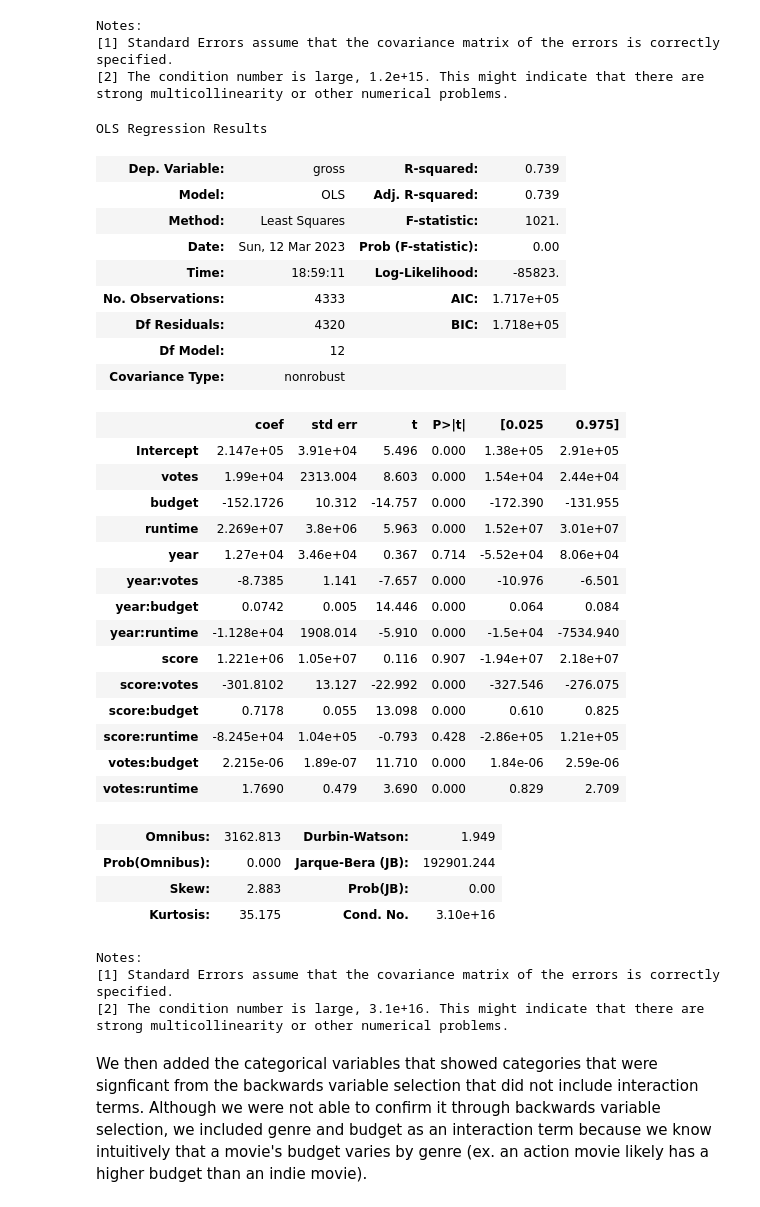
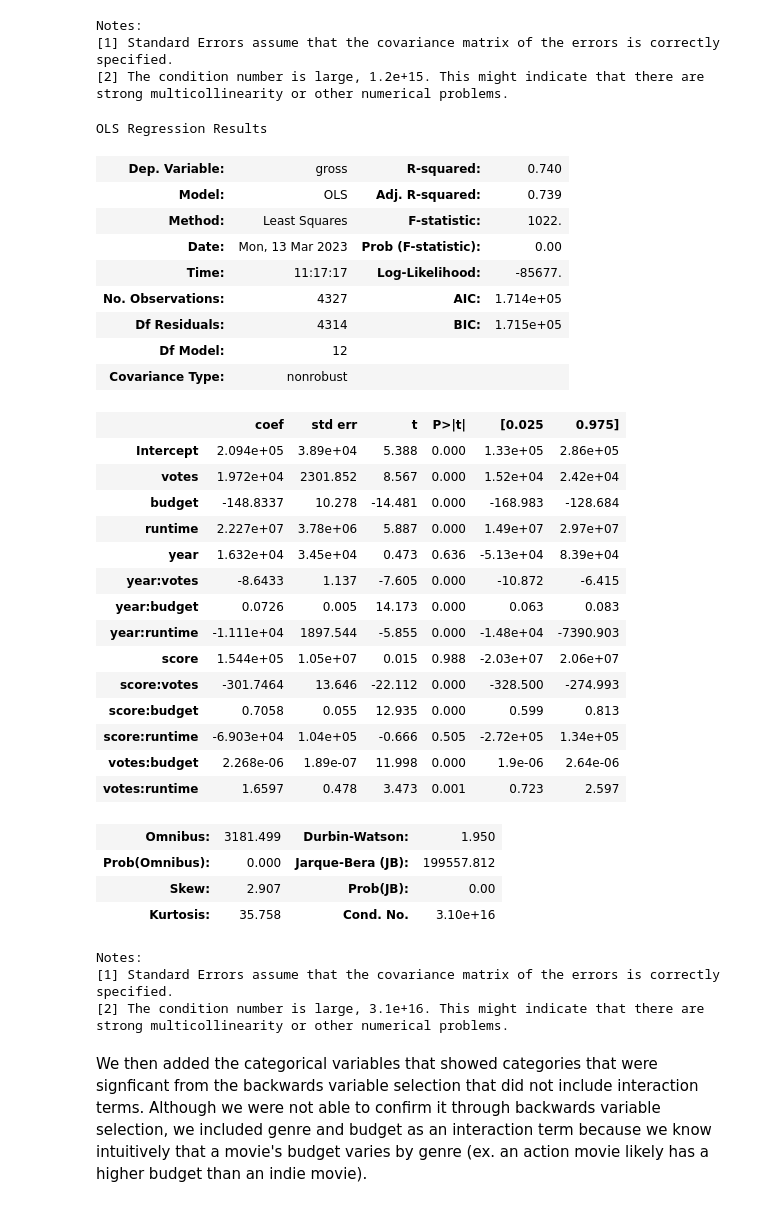
Before and after one commit to isabelgabrielaknight/final-project-303-2, a Jupyter notebook: MarkdownMasters_code.ipynb, the cells around one changed output. Cells and saved outputs as stored; diff of their text form; code cells hidden in the pictures.

```diff
--- a/MarkdownMasters_code.ipynb
+++ b/MarkdownMasters_code.ipynb
@@ -676,40 +672,40 @@ strong multicollinearity or other numerical problems.
 # %%
 # starting the development of a final model by creating a model from the signficant terms of the most recent model
 # developed (model from backwards variable selection with interaction terms)
 
-ols_object = smf.ols(formula = 'gross~votes+budget+runtime+year*votes+year*budget+year*runtime+score*votes+score*budget+score*runtime+votes*budget+votes*runtime', data = train)
+ols_object = smf.ols(formula = 'gross~votes+budget+runtime+year*votes+year*budget+year*runtime+score*votes+score*budget+score*runtime+votes*budget+votes*runtime', data = train_filtered)
 model_log = ols_object.fit()
 model_log.summary()
 # %% [output]
 OLS Regression Results
-| Dep. Variable: | gross | R-squared: | 0.739 |
+| Dep. Variable: | gross | R-squared: | 0.740 |
 | Model: | OLS | Adj. R-squared: | 0.739 |
-| Method: | Least Squares | F-statistic: | 1021. |
-| Date: | Sun, 12 Mar 2023 | Prob (F-statistic): | 0.00 |
-| Time: | 18:59:11 | Log-Likelihood: | -85823. |
-| No. Observations: | 4333 | AIC: | 1.717e+05 |
-| Df Residuals: | 4320 | BIC: | 1.718e+05 |
+| Method: | Least Squares | F-statistic: | 1022. |
+| Date: | Mon, 13 Mar 2023 | Prob (F-statistic): | 0.00 |
+| Time: | 11:17:17 | Log-Likelihood: | -85677. |
+| No. Observations: | 4327 | AIC: | 1.714e+05 |
+| Df Residuals: | 4314 | BIC: | 1.715e+05 |
 | Df Model: | 12 |  |  |
 | Covariance Type: | nonrobust |  |  |
 |  | coef | std err | t | P>|t| | [0.025 | 0.975] |
-| Intercept | 2.147e+05 | 3.91e+04 | 5.496 | 0.000 | 1.38e+05 | 2.91e+05 |
-| votes | 1.99e+04 | 2313.004 | 8.603 | 0.000 | 1.54e+04 | 2.44e+04 |
-| budget | -152.1726 | 10.312 | -14.757 | 0.000 | -172.390 | -131.955 |
-| runtime | 2.269e+07 | 3.8e+06 | 5.963 | 0.000 | 1.52e+07 | 3.01e+07 |
-| year | 1.27e+04 | 3.46e+04 | 0.367 | 0.714 | -5.52e+04 | 8.06e+04 |
-| year:votes | -8.7385 | 1.141 | -7.657 | 0.000 | -10.976 | -6.501 |
-| year:budget | 0.0742 | 0.005 | 14.446 | 0.000 | 0.064 | 0.084 |
-| year:runtime | -1.128e+04 | 1908.014 | -5.910 | 0.000 | -1.5e+04 | -7534.940 |
-| score | 1.221e+06 | 1.05e+07 | 0.116 | 0.907 | -1.94e+07 | 2.18e+07 |
-| score:votes | -301.8102 | 13.127 | -22.992 | 0.000 | -327.546 | -276.075 |
-| score:budget | 0.7178 | 0.055 | 13.098 | 0.000 | 0.610 | 0.825 |
-| score:runtime | -8.245e+04 | 1.04e+05 | -0.793 | 0.428 | -2.86e+05 | 1.21e+05 |
-| votes:budget | 2.215e-06 | 1.89e-07 | 11.710 | 0.000 | 1.84e-06 | 2.59e-06 |
-| votes:runtime | 1.7690 | 0.479 | 3.690 | 0.000 | 0.829 | 2.709 |
+| Intercept | 2.094e+05 | 3.89e+04 | 5.388 | 0.000 | 1.33e+05 | 2.86e+05 |
+| votes | 1.972e+04 | 2301.852 | 8.567 | 0.000 | 1.52e+04 | 2.42e+04 |
+| budget | -148.8337 | 10.278 | -14.481 | 0.000 | -168.983 | -128.684 |
+| runtime | 2.227e+07 | 3.78e+06 | 5.887 | 0.000 | 1.49e+07 | 2.97e+07 |
+| year | 1.632e+04 | 3.45e+04 | 0.473 | 0.636 | -5.13e+04 | 8.39e+04 |
+| year:votes | -8.6433 | 1.137 | -7.605 | 0.000 | -10.872 | -6.415 |
+| year:budget | 0.0726 | 0.005 | 14.173 | 0.000 | 0.063 | 0.083 |
+| year:runtime | -1.111e+04 | 1897.544 | -5.855 | 0.000 | -1.48e+04 | -7390.903 |
+| score | 1.544e+05 | 1.05e+07 | 0.015 | 0.988 | -2.03e+07 | 2.06e+07 |
+| score:votes | -301.7464 | 13.646 | -22.112 | 0.000 | -328.500 | -274.993 |
+| score:budget | 0.7058 | 0.055 | 12.935 | 0.000 | 0.599 | 0.813 |
+| score:runtime | -6.903e+04 | 1.04e+05 | -0.666 | 0.505 | -2.72e+05 | 1.34e+05 |
+| votes:budget | 2.268e-06 | 1.89e-07 | 11.998 | 0.000 | 1.9e-06 | 2.64e-06 |
+| votes:runtime | 1.6597 | 0.478 | 3.473 | 0.001 | 0.723 | 2.597 |
-| Omnibus: | 3162.813 | Durbin-Watson: | 1.949 |
-| Prob(Omnibus): | 0.000 | Jarque-Bera (JB): | 192901.244 |
-| Skew: | 2.883 | Prob(JB): | 0.00 |
-| Kurtosis: | 35.175 | Cond. No. | 3.10e+16 |
+| Omnibus: | 3181.499 | Durbin-Watson: | 1.950 |
+| Prob(Omnibus): | 0.000 | Jarque-Bera (JB): | 199557.812 |
+| Skew: | 2.907 | Prob(JB): | 0.00 |
+| Kurtosis: | 35.758 | Cond. No. | 3.10e+16 |
 Notes:
 [1] Standard Errors assume that the covariance matrix of the errors is correctly specified.
 [2] The condition number is large, 3.1e+16. This might indicate that there are
```
Also changed, not shown: parts of 18 cells of this notebook, 1 other file.
